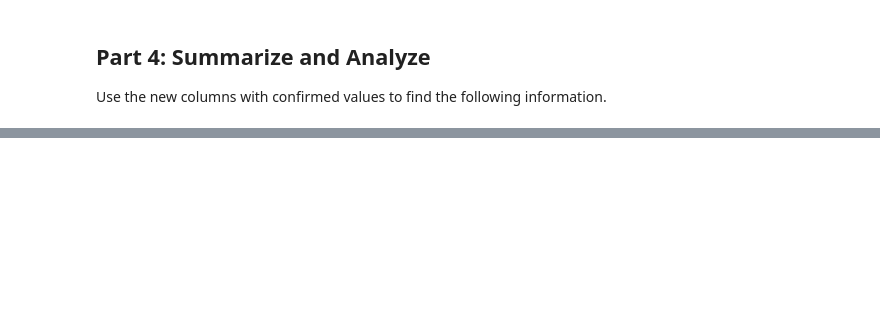
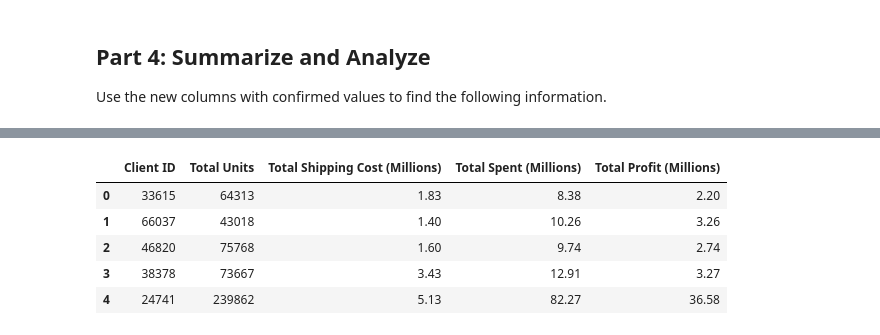
Before and after one commit to lcanjar/pandas-challenge-1, a Jupyter notebook: wholesale_data_analysis_starter_code.ipynb, the cells around one changed output, grey strips where cells are left out. Cells and saved outputs as stored; diff of their text form; code cells hidden in the pictures; blank space fills up the shorter version.

```diff
--- a/wholesale_data_analysis_starter_code.ipynb
+++ b/wholesale_data_analysis_starter_code.ipynb
@@ -272,15 +255,36 @@ new_df
 # %%
 # Format the data and rename the columns to names suitable for presentation.
+top_5_clients_details.rename(columns={"client_id" : "Client ID",
+                                      "total_units" : "Total Units",
+                                      "total_shipping": "Total Shipping Cost",
+                                      "total_amount_spent" : "Total Spent",
+                                      "total_profit" : "Total Profit"}, inplace=True)
 
 # Define the money columns.
-
+## Total Shipping Cost, Total Spent, and Total Profit are money columns
 
 # Define a function that converts a dollar amount to millions.
+def convert_to_millions(currency_value):
+    return round(currency_value / 1000000, 2)
 
+# Apply the function to a column in your DataFrame
 
-# Apply the currency_format_millions function to only the money columns.
-
+top_5_clients_details["Total Profit"] = top_5_clients_details["Total Profit"].apply(convert_to_millions)
+top_5_clients_details["Total Spent"] = top_5_clients_details["Total Spent"].apply(convert_to_millions)
+top_5_clients_details["Total Shipping Cost"] = top_5_clients_details["Total Shipping Cost"].apply(convert_to_millions)
 
 # Rename the columns to reflect the change in the money format.
+top_5_clients_details.rename(columns={"Total Shipping Cost" : "Total Shipping Cost (Millions)",
+                                      "Total Spent" : "Total Spent (Millions)",
+                                      "Total Profit" : "Total Profit (Millions)"}, inplace=True)
+
+top_5_clients_details
+# %% [output]
+|  | Client ID | Total Units | Total Shipping Cost (Millions) | Total Spent (Millions) | Total Profit (Millions) |
+| 0 | 33615 | 64313 | 1.83 | 8.38 | 2.20 |
+| 1 | 66037 | 43018 | 1.40 | 10.26 | 3.26 |
+| 2 | 46820 | 75768 | 1.60 | 9.74 | 2.74 |
+| 3 | 38378 | 73667 | 3.43 | 12.91 | 3.27 |
+| 4 | 24741 | 239862 | 5.13 | 82.27 | 36.58 |
 # %%
 # Sort the updated data by "Total Profit (millions)" form highest to lowest and assign the sort to a new DatFrame.
```
Also changed, not shown: parts of 12 cells of this notebook.
